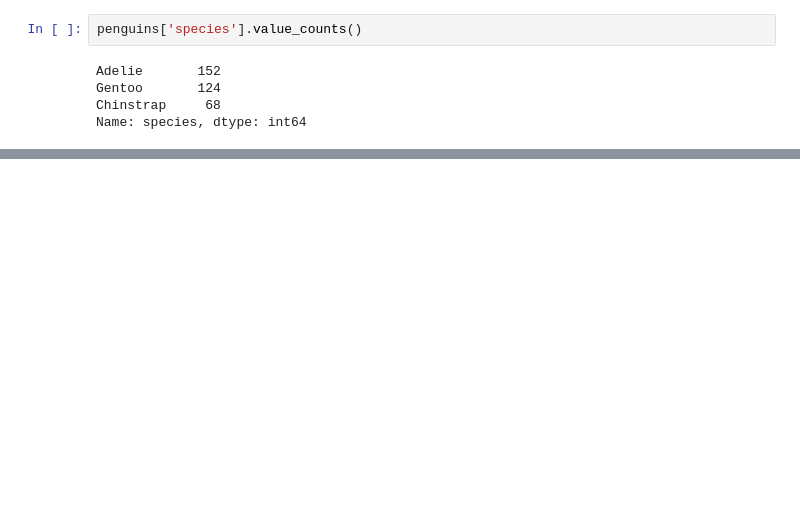
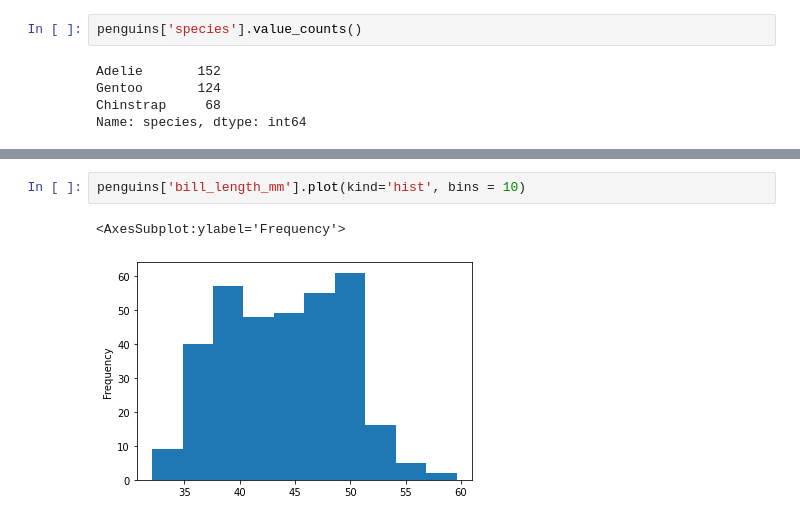
Before and after one commit to Afrash/portfolio-introduction-data-science, a Jupyter notebook: portfolio assignment 3/Assignment 3.ipynb, the cells around one changed output, grey strips where cells are left out. Saved outputs shown, nothing was run; the diff lists cells and outputs as text; blank space fills up the shorter version.

```diff
--- a/portfolio assignment 3/Assignment 3.ipynb
+++ b/portfolio assignment 3/Assignment 3.ipynb
@@ -506,2 +461,7 @@ penguins['species'].value_counts().plot(kind='bar')
+# %%
+penguins['bill_length_mm'].plot(kind='hist', bins = 10)
+# %% [output]
+<AxesSubplot:ylabel='Frequency'>
+[figure, added]
 # %%
 penguins['bill_length_mm'].value_counts().plot(kind='bar')
```
Also changed, not shown: parts of 37 cells of this notebook, 18 other files.
